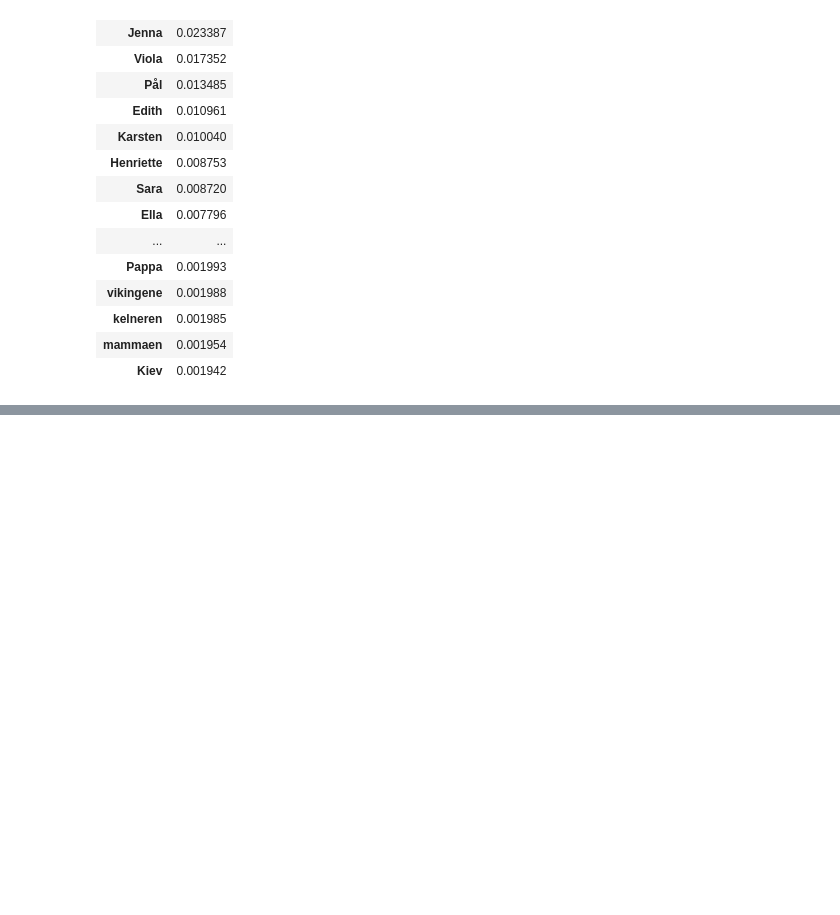
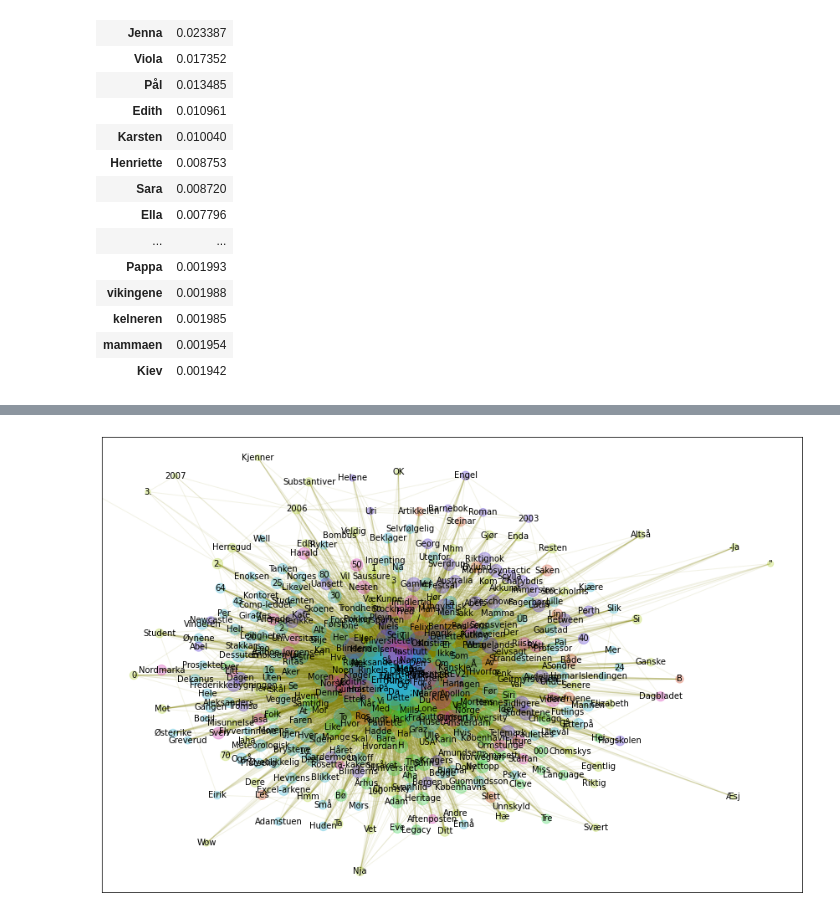
Before and after one commit to Yoonsen/narrative-buer, a Jupyter notebook: narration_Uri.ipynb, the cells around one changed output, grey strips where cells are left out. Saved outputs shown, nothing was run; the diff lists cells and outputs as text; code cells hidden in the pictures; blank space fills up the shorter version.

```diff
--- a/narration_Uri.ipynb
+++ b/narration_Uri.ipynb
@@ -81,0 +171,2 @@ pmi.head(50)
+# %%
+names = categorize(adf.index)['propr']
@@ -81,0 +224,4 @@ pmi.head(50)
+# %%
+gnl.show_graph(gpropr)
+# %% [output]
+[figure, added]
```
Also changed, not shown: parts of 27 cells of this notebook, 1 other file.
